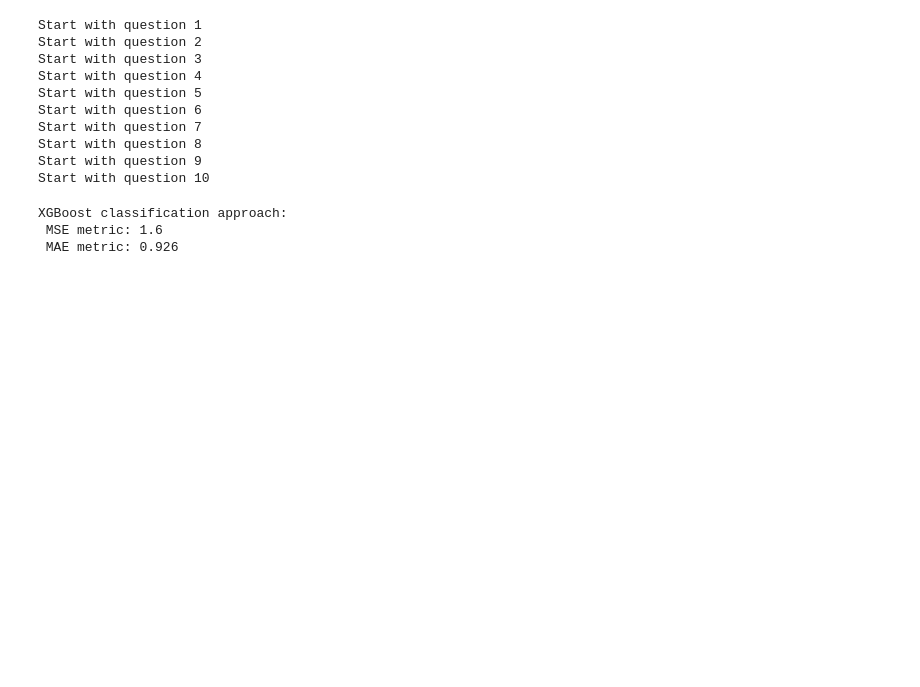
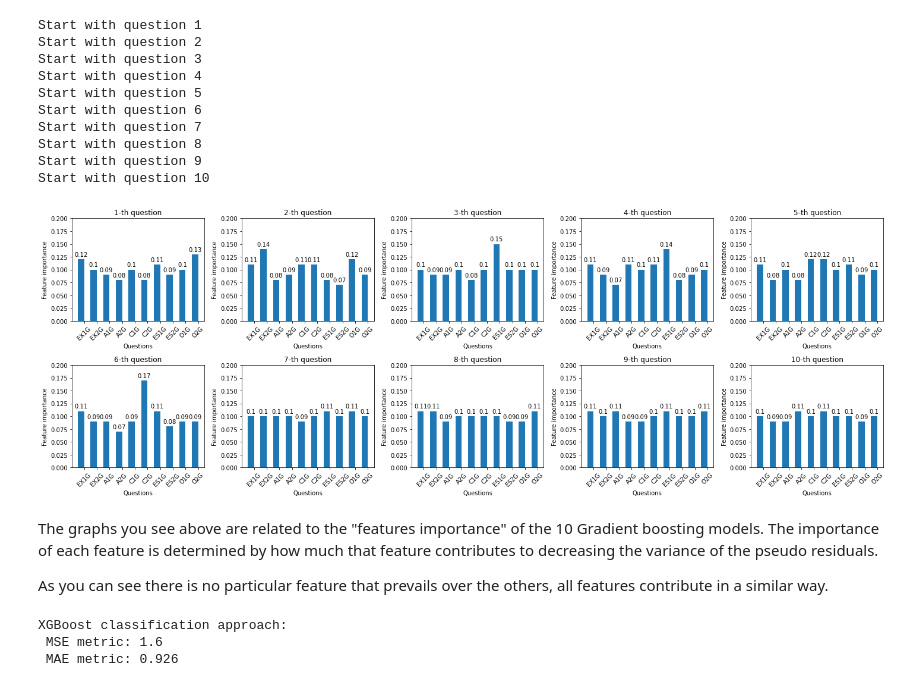
Before and after one commit to pierpaolododorico/five_personalities, a Jupyter notebook: notebook_project.ipynb, the cells around one changed output. Cells and saved outputs as stored; diff of their text form; code cells hidden in the pictures; blank space fills up the shorter version.

```diff
--- a/notebook_project.ipynb
+++ b/notebook_project.ipynb
@@ -953,6 +971,7 @@ X_test = x_fake_test_tfidf
 y_test = x_real_test
 y_pred = pd.DataFrame(index=y_test.index)
 
+feature_importances = []
 # we need to fit one model for each q (question)
 for q in range(p-1):
 
@@ -974,6 +993,7 @@ for q in range(p-1):
     # fit best configuration model
     xgb_model = xgb.XGBClassifier(objective="multi:softprob", random_state=42, num_parallel_tree = 3,eval_metric= "merror",  **best_model_parameters)
     xgb_model.fit(X_train, y_train)
+    feature_importances.append(xgb_model.feature_importances_)
 
     # predict and append the question
     y_column_pred = xgb_model.predict(X_test)
@@ -989,6 +1009,52 @@ Start with question 7
 Start with question 8
 Start with question 9
 Start with question 10
+# %%
+fig, ax = plt.subplots(2,5, figsize=(20, 7))
+
+for i in range(10):
+
+    row = int(i/5)
+    col = i % 5
+
+    labels = list(data.columns[:-1])
+
+    x = np.arange(len(labels))
+    width = 0.5
+
+    rects1 = ax[row, col].bar(x - width/2, feature_importances[i].round(2), width)
+
+    # Add some text for labels, title and custom x-axis tick labels, etc.
+    ax[row, col].set_title(str(i+1) + "-th question")
+    ax[row, col].set_ylabel('Feature importance')
+    ax[row, col].set_xlabel('Questions')
+    ax[row, col].set_xticks(x)
+    ax[row, col].set_xticklabels(labels, rotation=45)
+    #ax[row, col].legend(bbox_to_anchor=(0,0), loc="lower left")
+    ax[row, col].set_ylim([0,0.2])
+
+    def autolabel(rects):
+        """Attach a text label above each bar, displaying its height."""
+        for rect in rects:
+            height = rect.get_height()
+            ax[row, col].annotate('{}'.format(height.round(2)),
+                        xy=(rect.get_x() + rect.get_width() / 2, height),
+                        xytext=(0, 3),  # 3 points vertical offset
+                        textcoords="offset points",
+                        ha='center', va='bottom')
+
+
+    autolabel(rects1)
+
+fig.tight_layout()
+
+plt.show()
+# %% [output]
+[figure, added]
+# %% [markdown]
+The graphs you see above are related to the "features importance" of the 10 Gradient boosting models. The importance of each feature is determined by how much that feature contributes to decreasing the variance of the pseudo residuals.
+
+As you can see there is no particular feature that prevails over the others, all features contribute in a similar way.
 # %%
 # calculate the MSE and MAE on Test Set
 test_mse_xgboost_class = ((y_pred.to_numpy()- y_test.to_numpy()) **2).mean()
```
Also changed, not shown: parts of 25 cells of this notebook.
